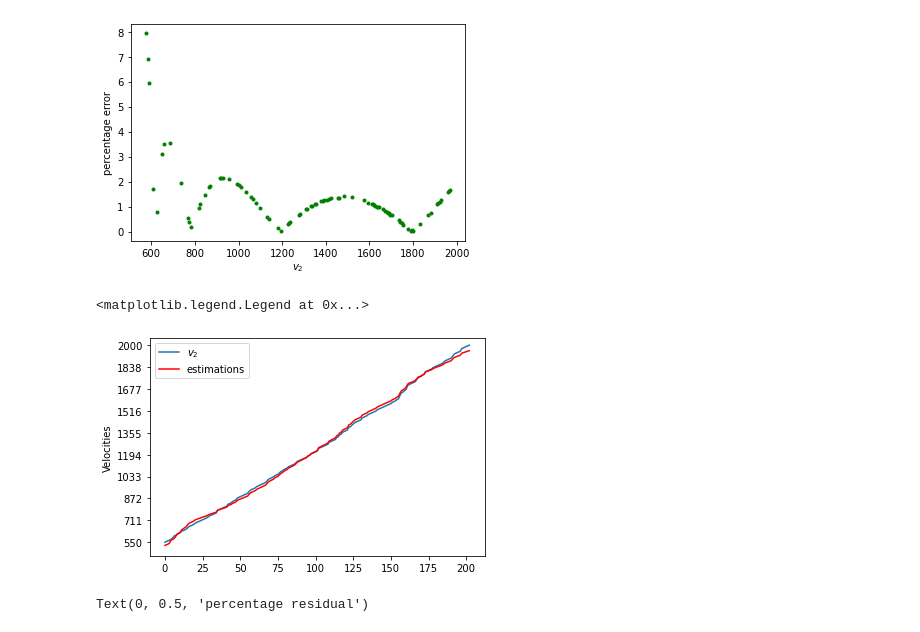
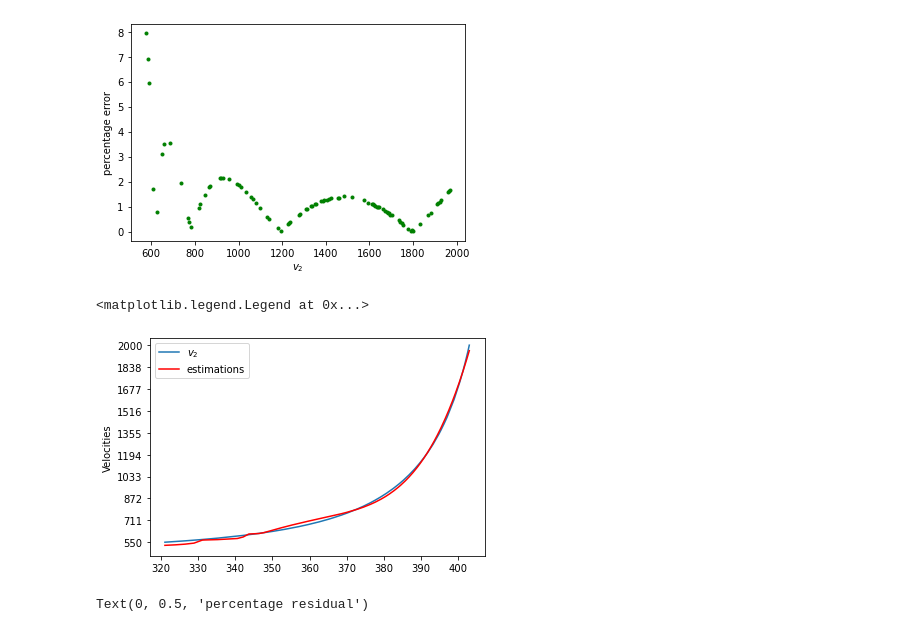
Before and after one commit to Ibrahim-Sarumi/Seismic_Velocity-Eigenvalues, a Jupyter notebook: Seismic_Velocity_Approximation.ipynb, the cells around one changed output. Cells and saved outputs as stored; diff of their text form; code cells hidden in the pictures.

```diff
--- a/Seismic_Velocity_Approximation.ipynb
+++ b/Seismic_Velocity_Approximation.ipynb
@@ -189,6 +188,6 @@ cubic_model_features = cubic_model.fit_transform(sorted_model_LE.reshape(-1, 1))
 # %%
 lr_model_cubic = LinearRegression()
-lr_model_cubic.fit(cubic_model_features, v2)
+lr_model_cubic.fit(cubic_model_features, v2[50:])
 # %% [output]
 LinearRegression()
 # %%
@@ -317,4 +323,4 @@ model_ticks = np.linspace(11, len(sorted_model_LE), 10, dtype=int)
 velocity_number = v2[s_ind:]
 velocity_ticks = velocity_number[np.linspace(0, len(velocity_number)-1, 10, dtype=int)]
 # %%
-Data = np.concatenate(((sorted_model_LE[s_ind:]).reshape(-1, 1),v2[s_ind:],(sorted_LWG_LE[s_ind:]).reshape(-1, 1)), axis = 1)
+Data = np.concatenate(((sorted_model_LE[s_ind:]).reshape(-1, 1),v2[s_ind:]), axis = 1)
@@ -321,5 +329,5 @@ Data = np.concatenate(((sorted_model_LE[s_ind:]).reshape(-1, 1),v2[s_ind:],(sort
 # %%
-Eig_train, Eig_test, Y_train, Y_test = train_test_split(Data[:,[0,2]], Data[:,1], train_size=0.7, test_size=0.3,random_state=0)
+Eig_train, Eig_test, Y_train, Y_test = train_test_split(Data[:,[0]], Data[:,1], train_size=0.7, test_size=0.3,random_state=0)
 # %%
-X_train, X_lwg_train = Eig_train[:,0:1],  Eig_train[:,1:2]
+X_train = Eig_train[:,0:1]
 # %%
@@ -381,18 +379,19 @@ plt.ylabel("percentage error")
 Text(0, 0.5, 'percentage error')
 [figure]
 # %%
+eig_train_sort = np.sort(X_train.flatten())
 Y_train_sort = np.sort(Y_train)
-eig_train_sort = np.sort(lr_model_quartic_pred_train.flatten())
-plt.plot(Y_train_sort, label = r"$v_2$")
-plt.plot(eig_train_sort, "r-", label = "estimations")
+pred_train_sort = np.sort(lr_model_quartic_pred_train.flatten())
+plt.plot(eig_train_sort,Y_train_sort, label = r"$v_2$")
+plt.plot(eig_train_sort,pred_train_sort, "r-", label = "estimations")
 
 plt.yticks(np.linspace(Y_train_sort.min(), Y_train_sort.max(), 10, dtype = int))
 plt.ylim(np.min(Y_train_sort[0]-100), np.max(Y_train_sort[-1]+50))
 plt.ylabel("Velocities")
 plt.legend()
 # %% [output]
 <matplotlib.legend.Legend at 0x...>
-[figure, old version]
+[figure, new version]
 # %%
 plt.plot(Y_train, np.abs((Y_train - lr_model_quartic_pred_train.flatten())/Y_train)*100, "g.")
 #plt.xlim(s_ind-1, len(sorted_model_LE)+1)
```
Also changed, not shown: parts of 31 cells of this notebook.
